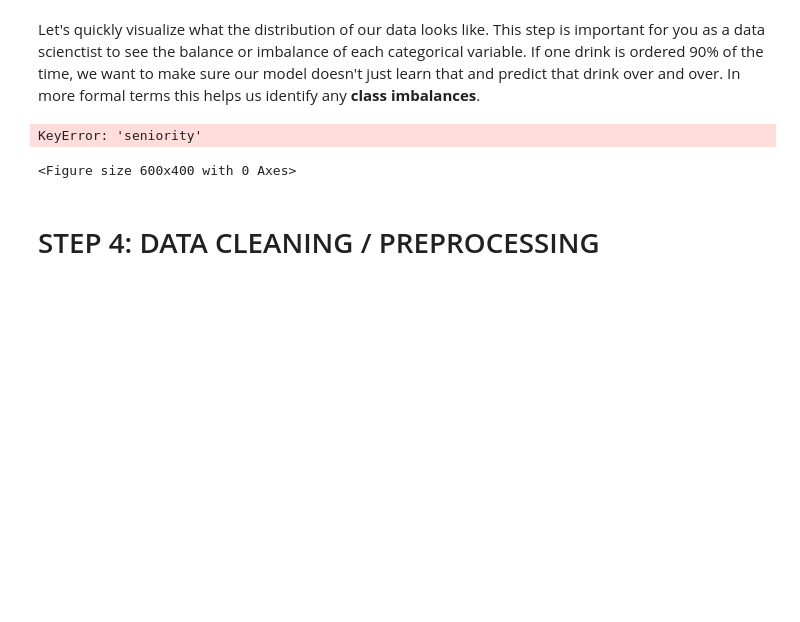
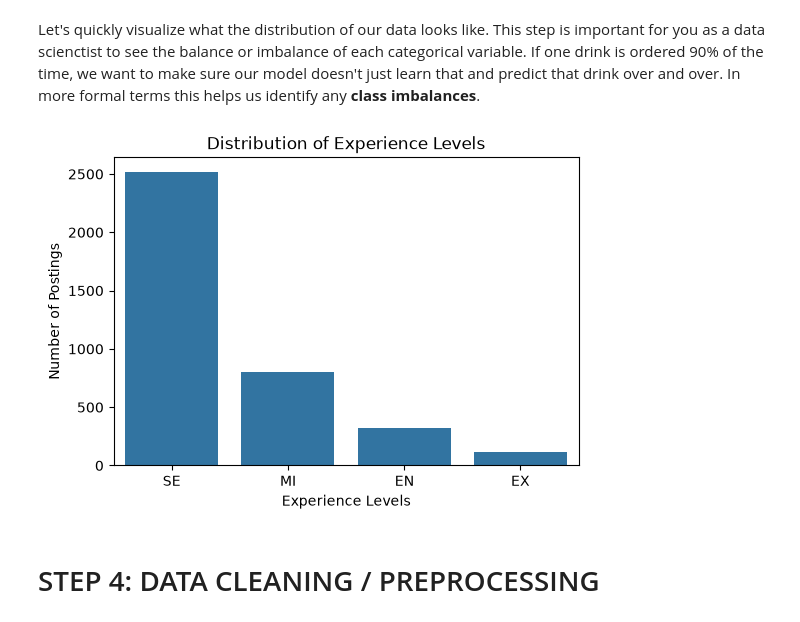
Before and after one commit to apalicepark/TCG_DSML_PRIMER, a Jupyter notebook: TCG_ML_PRIMER.ipynb, the cells around one changed output. Drawn from its saved outputs; the diff is of its cells as text; code cells hidden in the pictures; blank space fills up the shorter version.

```diff
--- a/TCG_ML_PRIMER.ipynb
+++ b/TCG_ML_PRIMER.ipynb
@@ -403,14 +393,13 @@ Competitors: 108 unique values
 Let's quickly visualize what the distribution of our data looks like. This step is important for you as a data scienctist to see the balance or imbalance of each categorical variable. If one drink is ordered 90% of the time, we want to make sure our model doesn't just learn that and predict that drink over and over. In more formal terms this helps us identify any **class imbalances**.
 # %%
 plt.figure(figsize=(6, 4))
-sns.countplot(data=df, x="seniority", order=df["seniority"].value_counts().index)
-plt.title("Distribution of Seniority Labels")
-plt.xlabel("Seniority")
+sns.countplot(data=df, x="experience_level", order=df["experience_level"].value_counts().index)
+plt.title("Distribution of Experience Levels")
+plt.xlabel("Experience Levels")
 plt.ylabel("Number of Postings")
 plt.show()
 # %% [output]
-KeyError: 'seniority'
-<Figure size 600x400 with 0 Axes>
+[figure, added]
 # %% [markdown]
 # STEP 4: DATA CLEANING / PREPROCESSING
 # %% [markdown]
```
Also changed, not shown: parts of 17 cells of this notebook, 2 other files.
